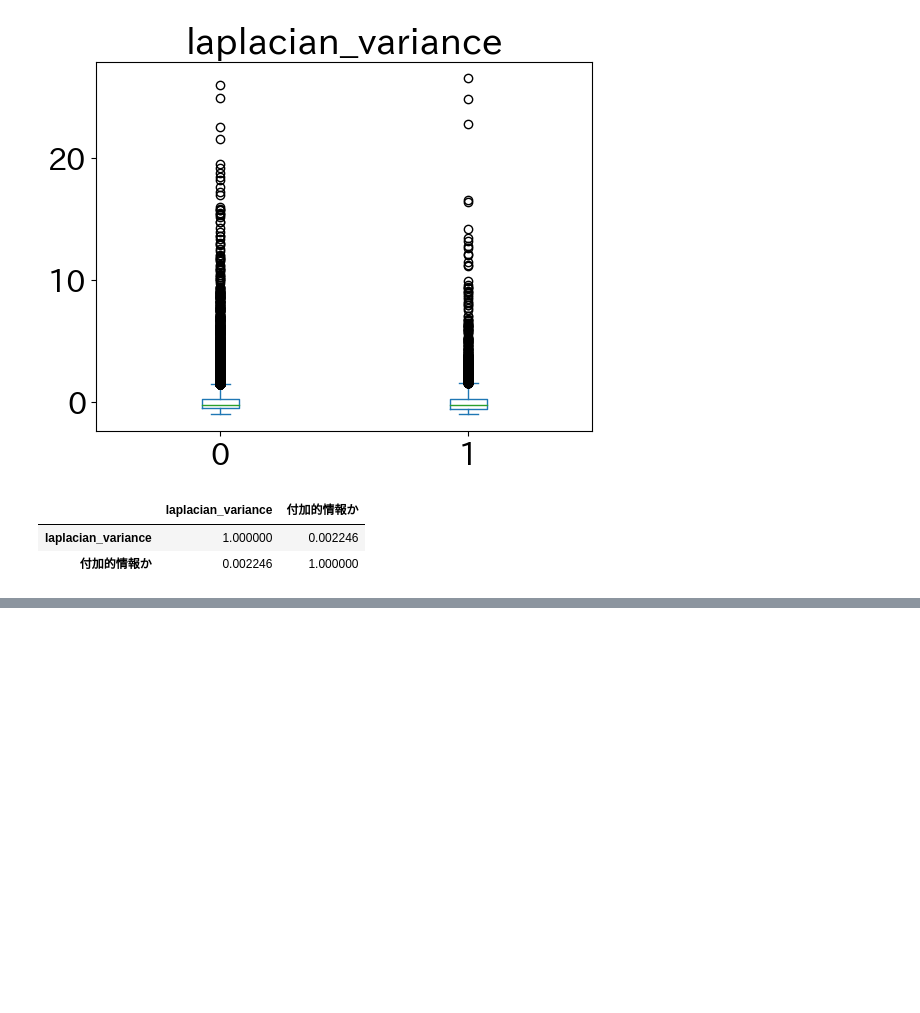
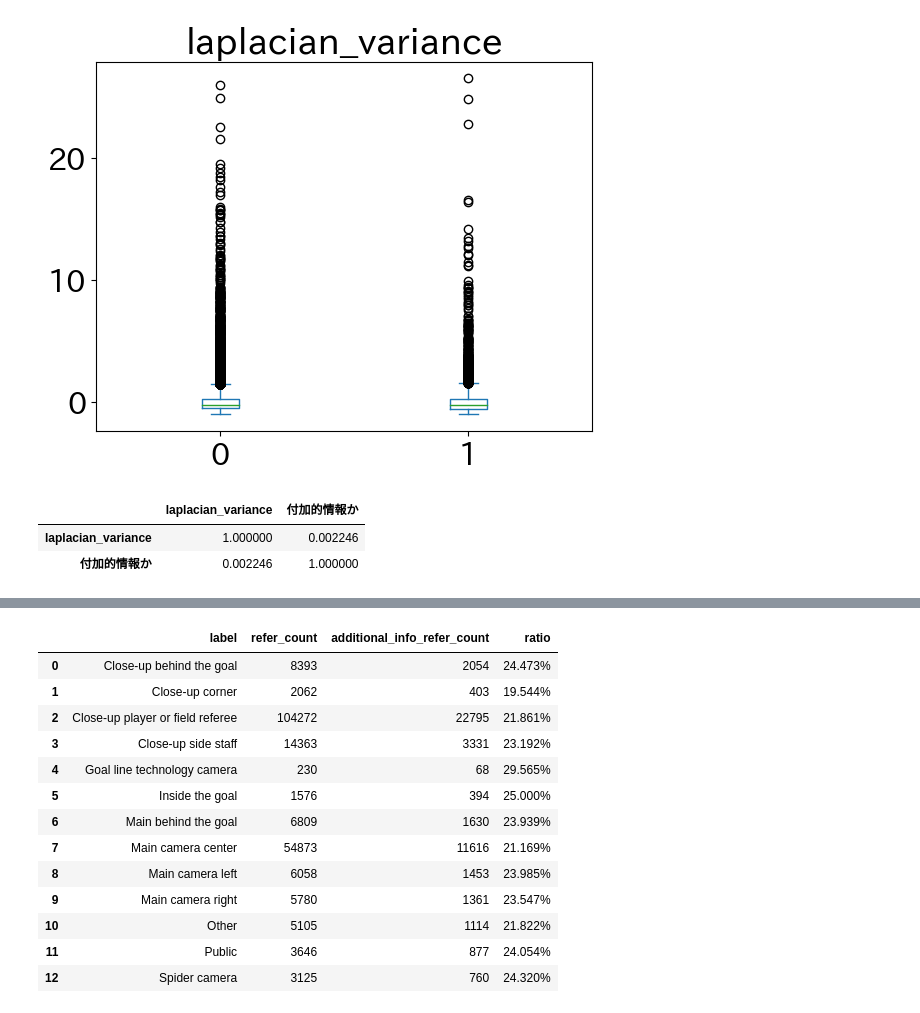
Before and after one commit to zaemon1251-hesty/soccer-bg-script, a Jupyter notebook: notebook/explore_scbi-v2.ipynb, the cells around one changed output, grey strips where cells are left out. Saved outputs shown, nothing was run; the diff lists cells and outputs as text; code cells hidden in the pictures; blank space fills up the shorter version.

```diff
--- a/notebook/explore_scbi-v2.ipynb
+++ b/notebook/explore_scbi-v2.ipynb
@@ -34,3 +37,4 @@ class Config:
 scbi_df = pd.read_csv(Config.csv_path)
 sncaption_df = pd.read_csv(Config.sncaption_path)
 spotting_df = pd.read_csv(Config.snspotting_path)
+camera_df = pd.read_csv(Config.sncameras_path)
@@ -1524,0 +1645,3 @@ laplacian_df.loc[
+# %%
+camera_df = preprocess_gametime(camera_df)
+camera_df.columns
@@ -1524,0 +1709,18 @@ laplacian_df.loc[
+# %%
+# カメラ切り替わり周辺の付加的情報の割合を計算
+label_ratio_around_event(scbi_df, camera_df, 0, 15, label_type="camera")
+# %% [output]
+|  | label | refer_count | additional_info_refer_count | ratio |
+| 0 | Close-up behind the goal | 8393 | 2054 | 24.473% |
+| 1 | Close-up corner | 2062 | 403 | 19.544% |
+| 2 | Close-up player or field referee | 104272 | 22795 | 21.861% |
+| 3 | Close-up side staff | 14363 | 3331 | 23.192% |
+| 4 | Goal line technology camera | 230 | 68 | 29.565% |
+| 5 | Inside the goal | 1576 | 394 | 25.000% |
+| 6 | Main behind the goal | 6809 | 1630 | 23.939% |
+| 7 | Main camera center | 54873 | 11616 | 21.169% |
+| 8 | Main camera left | 6058 | 1453 | 23.985% |
+| 9 | Main camera right | 5780 | 1361 | 23.547% |
+| 10 | Other | 5105 | 1114 | 21.822% |
+| 11 | Public | 3646 | 877 | 24.054% |
+| 12 | Spider camera | 3125 | 760 | 24.320% |
```
Also changed, not shown: parts of 22 cells of this notebook, 12 other files.
